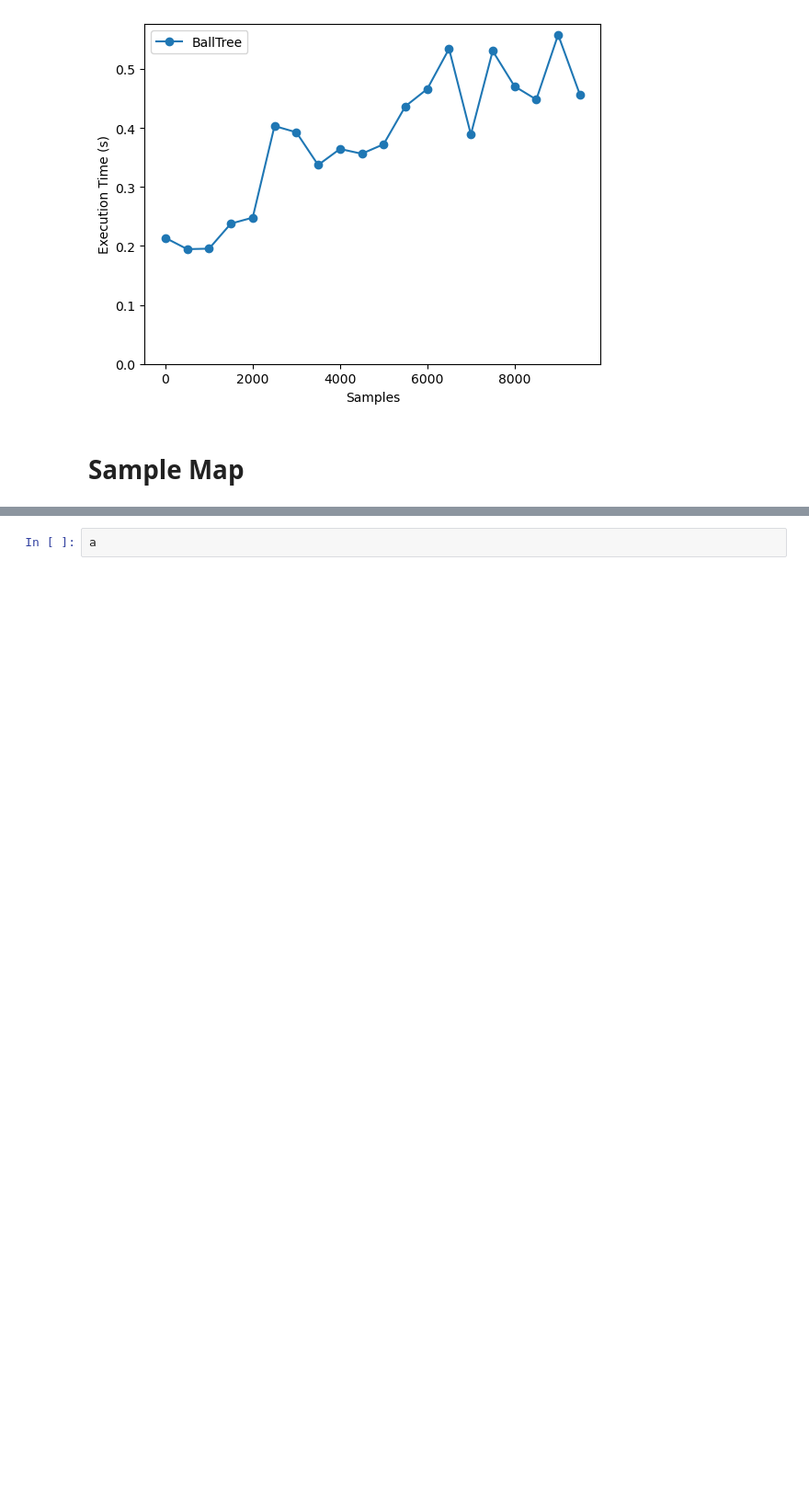
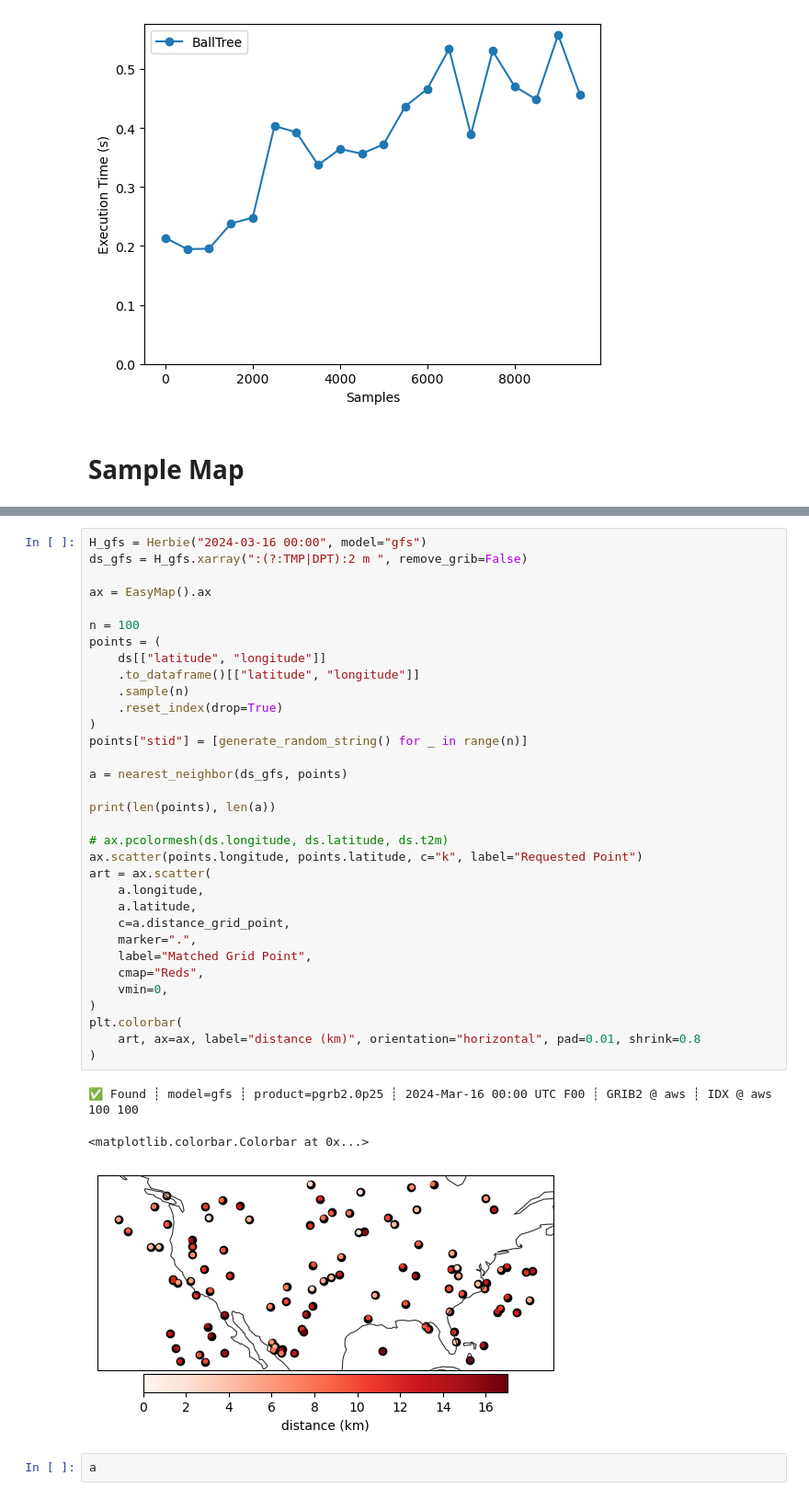
Before and after one commit to blaylockbk/Herbie, a Jupyter notebook: docs/user_guide/_bonus_notebooks/BallTree.ipynb, the cells around one changed output, grey strips where cells are left out. Shown at 92% size. Cells and saved outputs as stored; diff of their text form; blank space fills up the shorter version.

Commit message:
new nearest_neighbor method; needs testing

```diff
--- a/docs/user_guide/_bonus_notebooks/BallTree.ipynb
+++ b/docs/user_guide/_bonus_notebooks/BallTree.ipynb
@@ -459,3 +675,41 @@ ax.scatter(
+# %%
+H_gfs = Herbie("2024-03-16 00:00", model="gfs")
+ds_gfs = H_gfs.xarray(":(?:TMP|DPT):2 m ", remove_grib=False)
+
+ax = EasyMap().ax
+
+n = 100
+points = (
+    ds[["latitude", "longitude"]]
+    .to_dataframe()[["latitude", "longitude"]]
+    .sample(n)
+    .reset_index(drop=True)
+)
+points["stid"] = [generate_random_string() for _ in range(n)]
+
+a = nearest_neighbor(ds_gfs, points)
+
+print(len(points), len(a))
+
+# ax.pcolormesh(ds.longitude, ds.latitude, ds.t2m)
+ax.scatter(points.longitude, points.latitude, c="k", label="Requested Point")
+art = ax.scatter(
+    a.longitude,
+    a.latitude,
+    c=a.distance_grid_point,
+    marker=".",
+    label="Matched Grid Point",
+    cmap="Reds",
+    vmin=0,
+)
+plt.colorbar(
+    art, ax=ax, label="distance (km)", orientation="horizontal", pad=0.01, shrink=0.8
+)
+# %% [output]
+✅ Found ┊ model=gfs ┊ product=pgrb2.0p25 ┊ 2024-Mar-16 00:00 UTC F00 ┊ GRIB2 @ aws ┊ IDX @ aws
+100 100
+<matplotlib.colorbar.Colorbar at 0x...>
+[figure, added]
 # %%
 a
 # %% [output]
```
Also changed, not shown: parts of 23 cells of this notebook, 1 other file.
